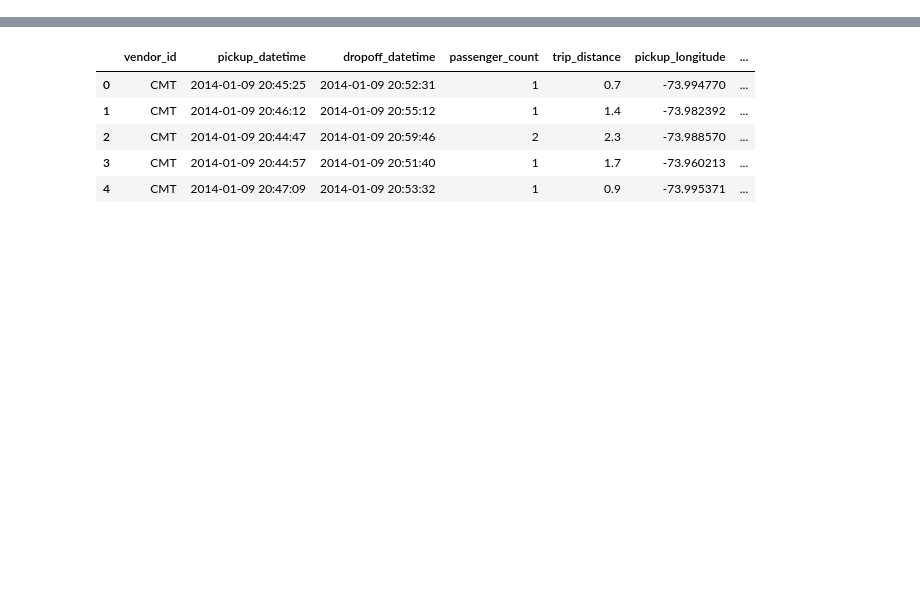
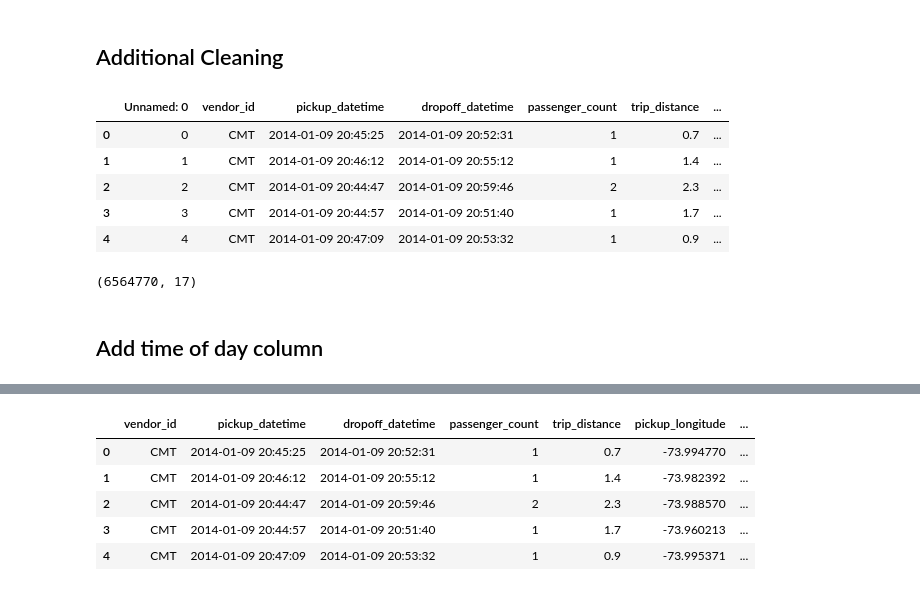
Before and after one commit to MIE368-Team-8/Data-Cleaning, a Jupyter notebook: TestModel.ipynb, the cells around one changed output, grey strips where cells are left out. Saved outputs shown, nothing was run; the diff lists cells and outputs as text; code cells hidden in the pictures; blank space fills up the shorter version.

```diff
--- a/TestModel.ipynb
+++ b/TestModel.ipynb
@@ -4,2 +5,13 @@ from sklearn.model_selection import train_test_split
 # %%
-data = pd.read_csv("data/taxi_cleaned.csv")
+data = pd.read_csv("data/taxi_final.csv")
+# %% [markdown]
+## Additional Cleaning
+# %%
+data.head()
+# %% [output]
+|  | Unnamed: 0 | vendor_id | pickup_datetime | dropoff_datetime | passenger_count | trip_distance | ... |
+| 0 | 0 | CMT | 2014-01-09 20:45:25 | 2014-01-09 20:52:31 | 1 | 0.7 | ... |
+| 1 | 1 | CMT | 2014-01-09 20:46:12 | 2014-01-09 20:55:12 | 1 | 1.4 | ... |
+| 2 | 2 | CMT | 2014-01-09 20:44:47 | 2014-01-09 20:59:46 | 2 | 2.3 | ... |
+| 3 | 3 | CMT | 2014-01-09 20:44:57 | 2014-01-09 20:51:40 | 1 | 1.7 | ... |
+| 4 | 4 | CMT | 2014-01-09 20:47:09 | 2014-01-09 20:53:32 | 1 | 0.9 | ... |
@@ -5,0 +20,6 @@ data = pd.read_csv("data/taxi_cleaned.csv")
+# %%
+data.shape
+# %% [output]
+(6564770, 17)
+# %% [markdown]
+## Add time of day column
```
Also changed, not shown: parts of 21 cells of this notebook.
